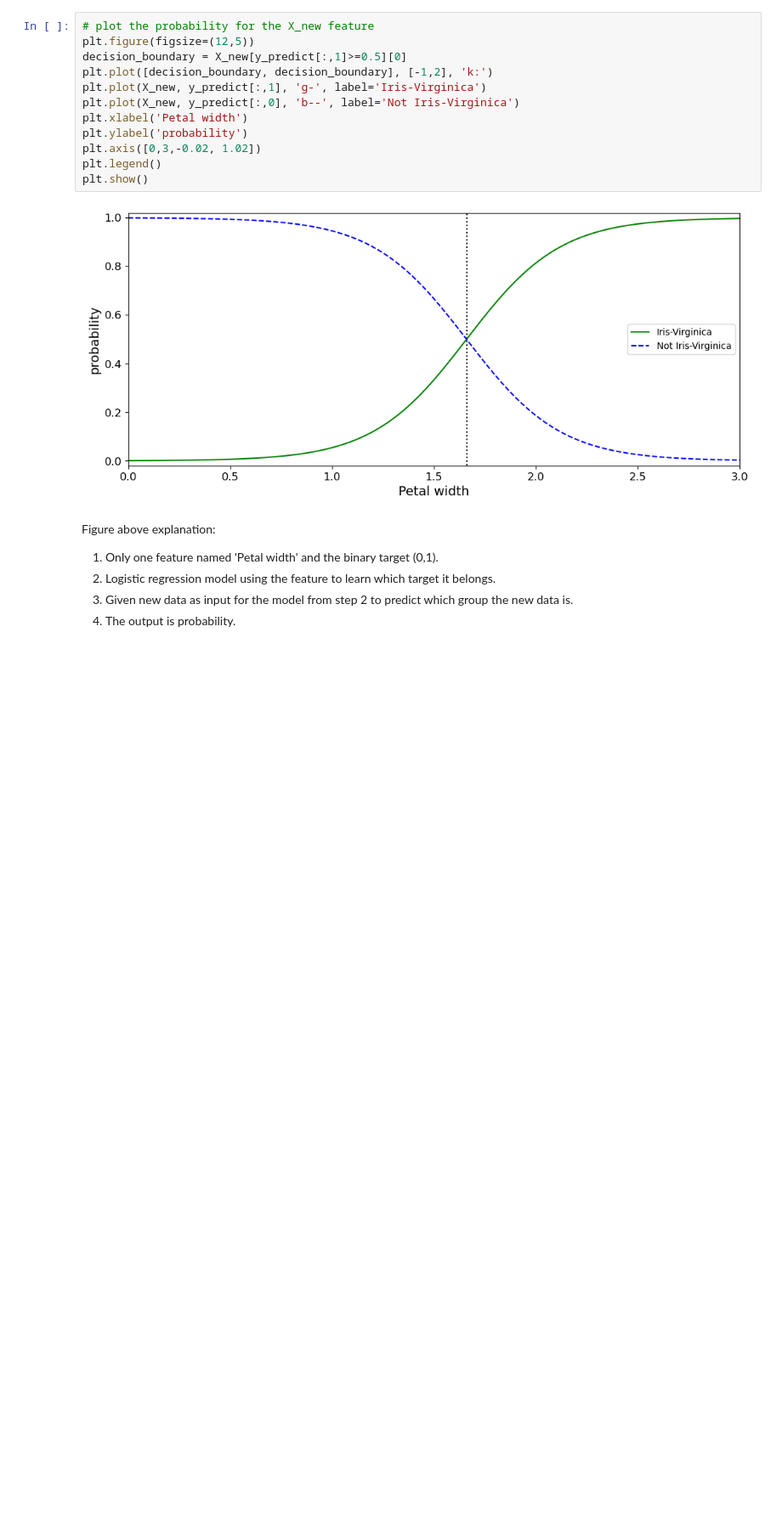
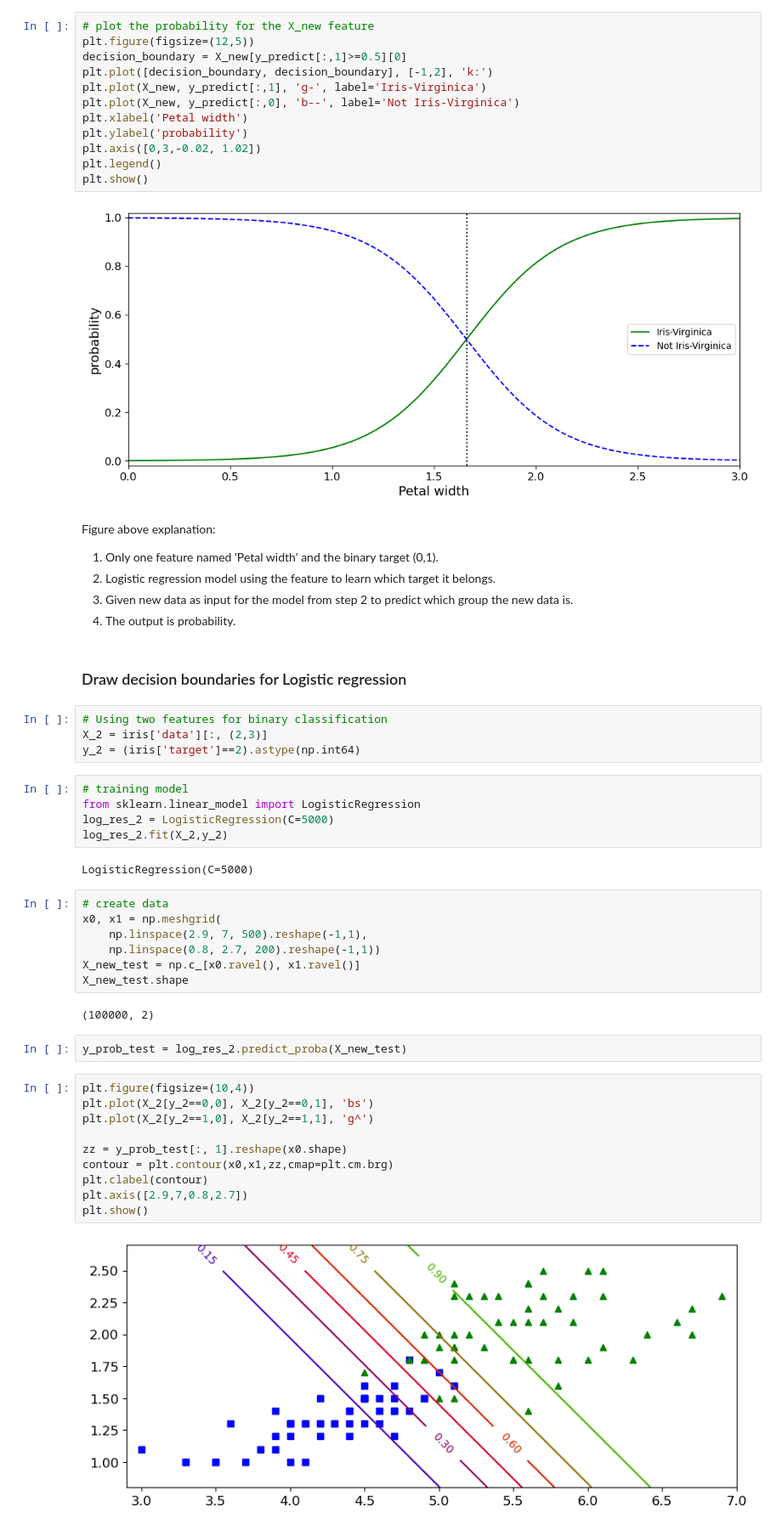
Before and after one commit to LeevesC/LearningML, a Jupyter notebook: sklearn/logistic-regression.ipynb, the cells around one changed output. Shown at 85% size. Saved outputs shown, nothing was run; the diff lists cells and outputs as text; blank space fills up the shorter version.

Commit message:
logistic regression

```diff
--- a/sklearn/logistic-regression.ipynb
+++ b/sklearn/logistic-regression.ipynb
@@ -106,3 +108,39 @@ Figure above explanation:
 2. Logistic regression model using the feature to learn which target it belongs.
 3. Given new data as input for the model from step 2 to predict which group the new data is.
 4. The output is probability.
+# %% [markdown]
+### Draw decision boundaries for Logistic regression
+# %%
+# Using two features for binary classification
+X_2 = iris['data'][:, (2,3)]
+y_2 = (iris['target']==2).astype(np.int64)
+# %%
+# training model
+from sklearn.linear_model import LogisticRegression
+log_res_2 = LogisticRegression(C=5000)
+log_res_2.fit(X_2,y_2)
+# %% [output]
+LogisticRegression(C=5000)
+# %%
+# create data
+x0, x1 = np.meshgrid(
+    np.linspace(2.9, 7, 500).reshape(-1,1),
+    np.linspace(0.8, 2.7, 200).reshape(-1,1))
+X_new_test = np.c_[x0.ravel(), x1.ravel()]
+X_new_test.shape
+# %% [output]
+(100000, 2)
+# %%
+y_prob_test = log_res_2.predict_proba(X_new_test)
+# %%
+plt.figure(figsize=(10,4))
+plt.plot(X_2[y_2==0,0], X_2[y_2==0,1], 'bs')
+plt.plot(X_2[y_2==1,0], X_2[y_2==1,1], 'g^')
+
+zz = y_prob_test[:, 1].reshape(x0.shape)
+contour = plt.contour(x0,x1,zz,cmap=plt.cm.brg)
+plt.clabel(contour)
+plt.axis([2.9,7,0.8,2.7])
+plt.show()
+# %% [output]
+[figure, added]
```
Also changed, not shown: parts of 8 cells of this notebook.
